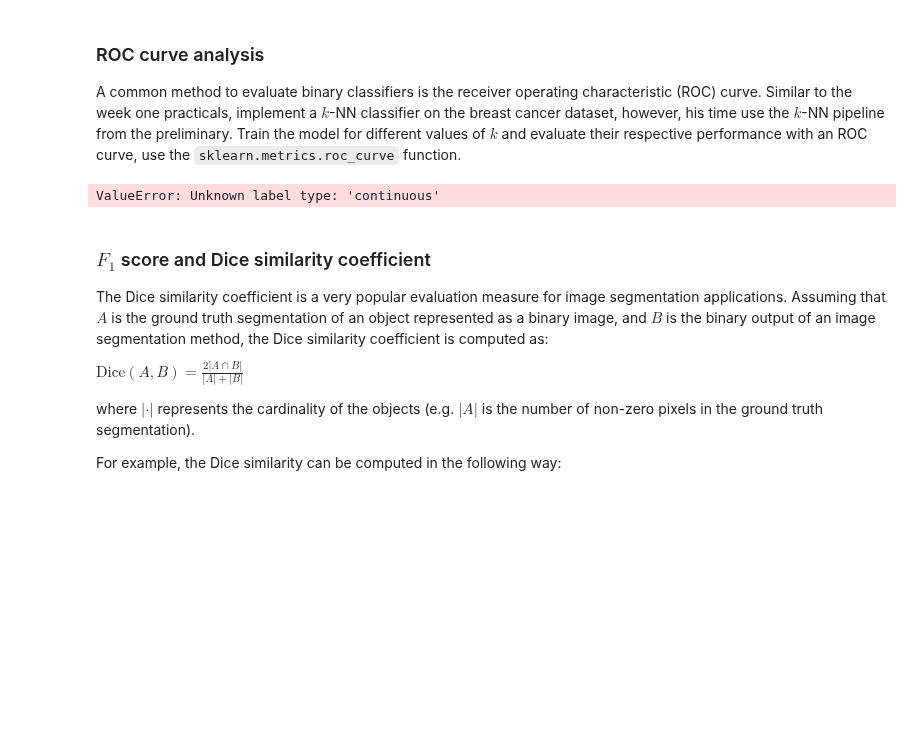
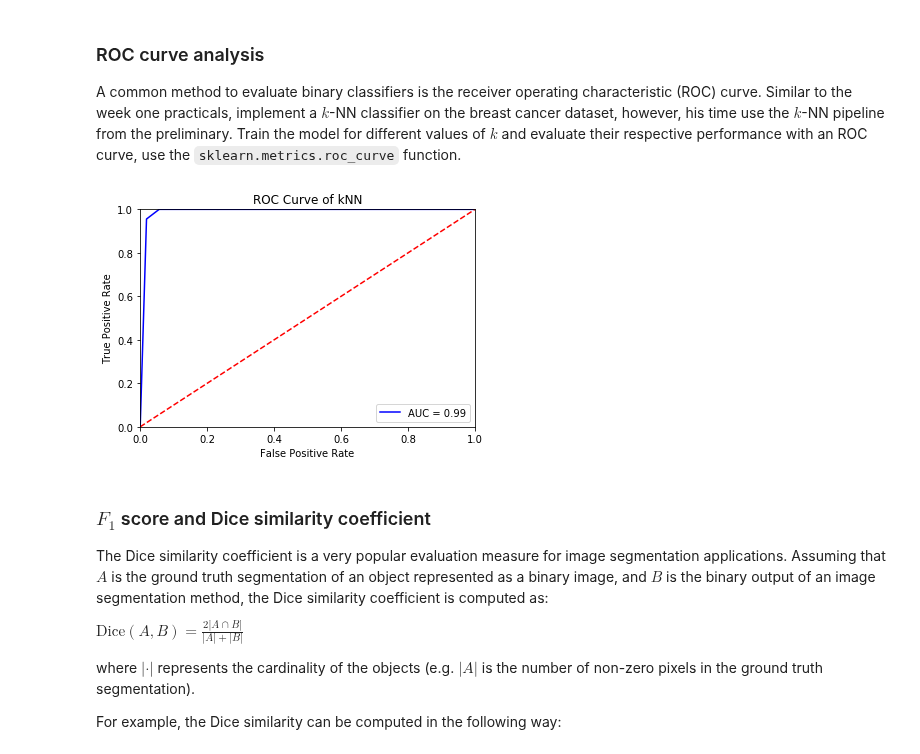
Before and after one commit to MirtheK/8dm50-machine-learning, a Jupyter notebook: practicals/week_2.ipynb, the cells around one changed output. Cells and saved outputs as stored; diff of their text form; code cells hidden in the pictures; blank space fills up the shorter version.

```diff
--- a/practicals/week_2.ipynb
+++ b/practicals/week_2.ipynb
@@ -363,9 +363,21 @@ Polynominal order used on diabetes dataset: 6, MSE obtained: 0.466879
 ### ROC curve analysis
 A common method to evaluate binary classifiers is the receiver operating characteristic (ROC) curve. Similar to the week one practicals, implement a $k$-NN classifier on the breast cancer dataset, however, his time use the $k$-NN pipeline from the preliminary. Train the model for different values of $k$ and evaluate their respective performance with an ROC curve, use the `sklearn.metrics.roc_curve` function.
 # %%
+from sklearn.model_selection import train_test_split
+from sklearn import datasets, neighbors
+
+breast_cancer = datasets.load_breast_cancer()
+
+X = breast_cancer.data
+y = breast_cancer.target
+
+# make use of the train_test_split() utility function instead
+# of manually dividing the data
+X_train, X_test, y_train, y_test = train_test_split(X, y, stratify=y, random_state=40)
+
 from sklearn.pipeline import Pipeline
 
-knn = neighbors.KNeighborsClassifier(n_neighbors=3)
+knn = neighbors.KNeighborsClassifier(n_neighbors=2)
 
 model = Pipeline([
                  ("scaler", scaler),
@@ -373,35 +385,34 @@ model = Pipeline([
                 ])
 
 # train the model using the training dataset
 model.fit(X_train, y_train)
 
 # make predictions using the testing dataset
 prediction = model.predict(X_test)
 
 
 import numpy as np
 from sklearn import metrics
 from sklearn.metrics import auc
 import matplotlib.pyplot as plt
 
-#fitted = model.fit(X_train, y_train)
 y_score = model.predict_proba(X_test)
 fpr, tpr, thresholds = metrics.roc_curve(y_test, y_score[:,1])
 
 roc_auc = auc(fpr, tpr)
 
 plt.title('Receiver Operating Characteristic')
 plt.plot(fpr, tpr, 'b', label = 'AUC = %0.2f' % roc_auc)
 plt.legend(loc = 'lower right')
 plt.plot([0, 1], [0, 1],'r--')
 plt.xlim([0, 1])
 plt.ylim([0, 1])
 plt.ylabel('True Positive Rate')
 plt.xlabel('False Positive Rate')
 plt.title('ROC Curve of kNN')
 plt.show()
 # %% [output]
-ValueError: Unknown label type: 'continuous'
+[figure, added]
 # %% [markdown]
 ### $F_1$ score and Dice similarity coefficient
 
```
Also changed, not shown: parts of 1 cell of this notebook.
